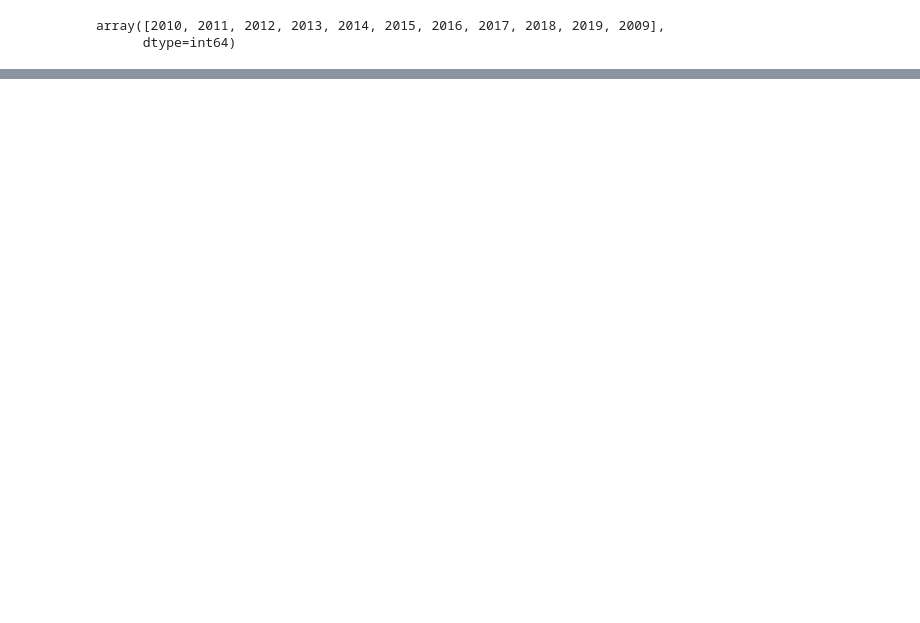
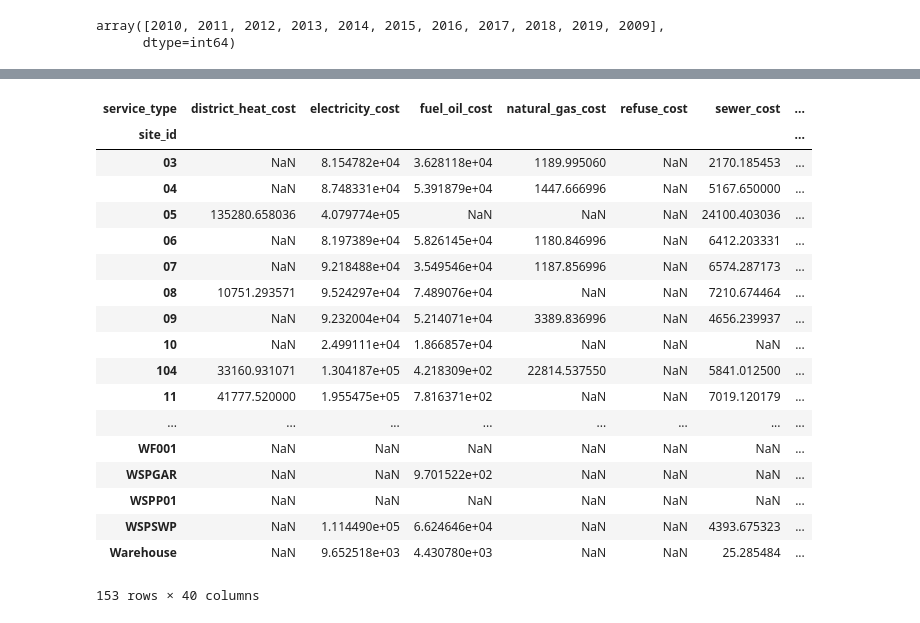
Before and after one commit to alanmitchell/fnsb-benchmark, a Jupyter notebook: testing/ben_upgrades.ipynb, the cells around one changed output, grey strips where cells are left out. Saved outputs shown, nothing was run; the diff lists cells and outputs as text; code cells hidden in the pictures; blank space fills up the shorter version.

```diff
--- a/testing/ben_upgrades.ipynb
+++ b/testing/ben_upgrades.ipynb
@@ -70,0 +91,22 @@ array([2010, 2011, 2012, 2013, 2014, 2015, 2016, 2017, 2018, 2019, 2009],
+# %%
+df_FYtotal
+# %% [output]
+| service_type | district_heat_cost | electricity_cost | fuel_oil_cost | natural_gas_cost | refuse_cost | sewer_cost | ... |
+| site_id |  |  |  |  |  |  | ... |
+| 03 | NaN | 8.154782e+04 | 3.628118e+04 | 1189.995060 | NaN | 2170.185453 | ... |
+| 04 | NaN | 8.748331e+04 | 5.391879e+04 | 1447.666996 | NaN | 5167.650000 | ... |
+| 05 | 135280.658036 | 4.079774e+05 | NaN | NaN | NaN | 24100.403036 | ... |
+| 06 | NaN | 8.197389e+04 | 5.826145e+04 | 1180.846996 | NaN | 6412.203331 | ... |
+| 07 | NaN | 9.218488e+04 | 3.549546e+04 | 1187.856996 | NaN | 6574.287173 | ... |
+| 08 | 10751.293571 | 9.524297e+04 | 7.489076e+04 | NaN | NaN | 7210.674464 | ... |
+| 09 | NaN | 9.232004e+04 | 5.214071e+04 | 3389.836996 | NaN | 4656.239937 | ... |
+| 10 | NaN | 2.499111e+04 | 1.866857e+04 | NaN | NaN | NaN | ... |
+| 104 | 33160.931071 | 1.304187e+05 | 4.218309e+02 | 22814.537550 | NaN | 5841.012500 | ... |
+| 11 | 41777.520000 | 1.955475e+05 | 7.816371e+02 | NaN | NaN | 7019.120179 | ... |
+| ... | ... | ... | ... | ... | ... | ... | ... |
+| WF001 | NaN | NaN | NaN | NaN | NaN | NaN | ... |
+| WSPGAR | NaN | NaN | 9.701522e+02 | NaN | NaN | NaN | ... |
+| WSPP01 | NaN | NaN | NaN | NaN | NaN | NaN | ... |
+| WSPSWP | NaN | 1.114490e+05 | 6.624646e+04 | NaN | NaN | 4393.675323 | ... |
+| Warehouse | NaN | 9.652518e+03 | 4.430780e+03 | NaN | NaN | 25.285484 | ... |
+153 rows × 40 columns
```
Also changed, not shown: parts of 24 cells of this notebook, 2 other files.
